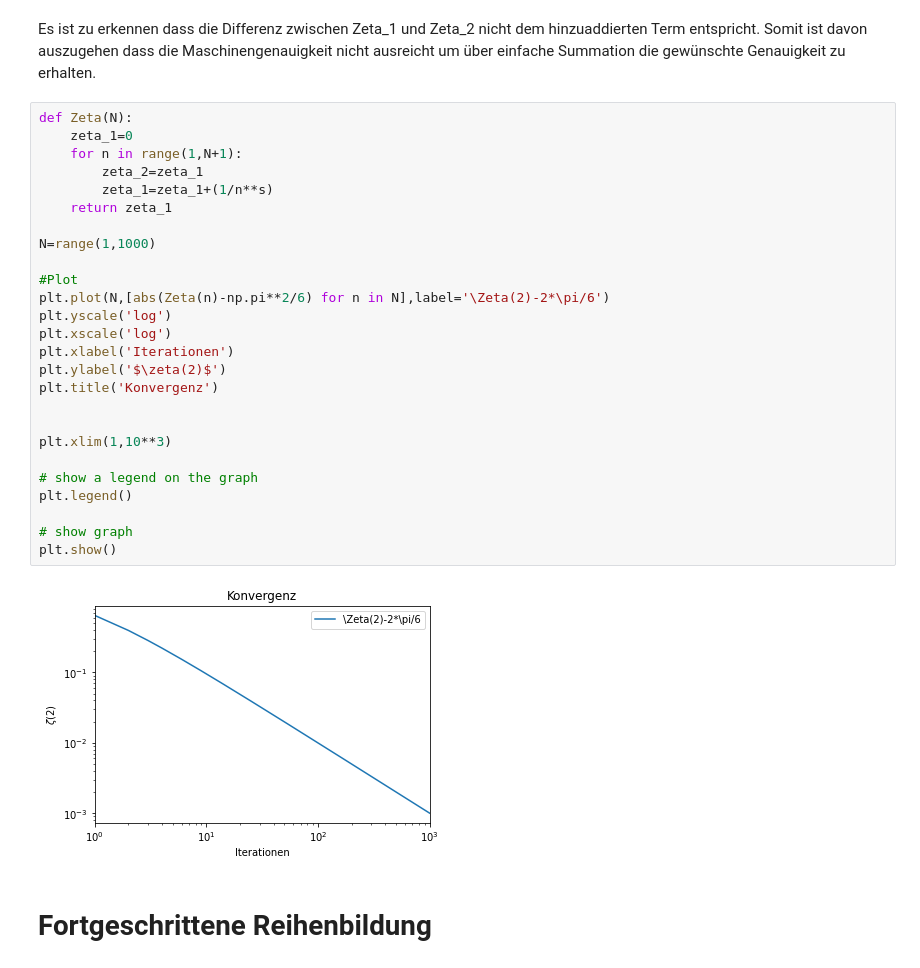
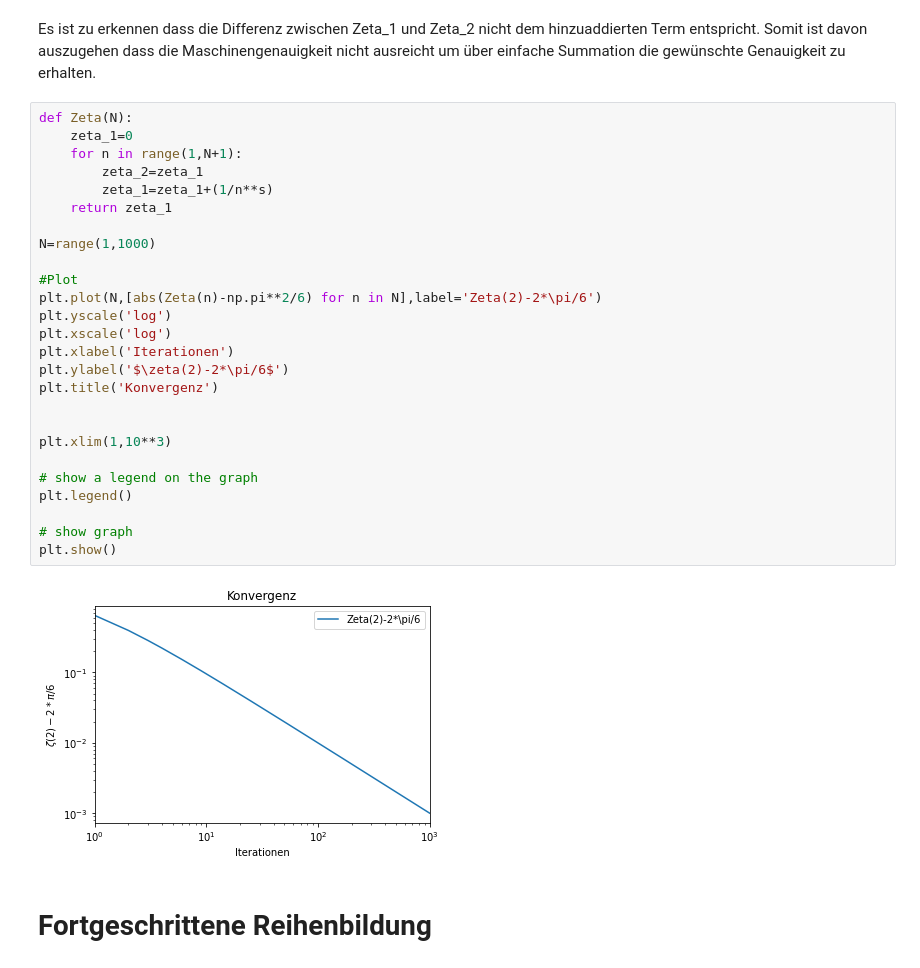
Before and after one commit to PuppetM4st8R/CP_Blatt_1, a Jupyter notebook: physik441_Blatt1_Lotz_Hübbel.ipynb, the cells around one changed output. Saved outputs shown, nothing was run; the diff lists cells and outputs as text.

```diff
--- a/physik441_Blatt1_Lotz_Hübbel.ipynb
+++ b/physik441_Blatt1_Lotz_Hübbel.ipynb
@@ -42,31 +42,31 @@ Es ist zu erkennen dass die Differenz zwischen Zeta_1 und Zeta_2 nicht dem hinzu
 # %%
 def Zeta(N):
     zeta_1=0
     for n in range(1,N+1):
         zeta_2=zeta_1
         zeta_1=zeta_1+(1/n**s)
     return zeta_1
 
 N=range(1,1000)
 
 #Plot
-plt.plot(N,[abs(Zeta(n)-np.pi**2/6) for n in N],label='\Zeta(2)-2*\pi/6')
+plt.plot(N,[abs(Zeta(n)-np.pi**2/6) for n in N],label='Zeta(2)-2*\pi/6')
 plt.yscale('log')
 plt.xscale('log')
 plt.xlabel('Iterationen')
-plt.ylabel('$\zeta(2)$')
+plt.ylabel('$\zeta(2)-2*\pi/6$')
 plt.title('Konvergenz')
 
 
 plt.xlim(1,10**3)
 
 # show a legend on the graph
 plt.legend()
 
 # show graph
 plt.show()
 # %% [output]
-[figure, old version]
+[figure, new version]
 # %% [markdown]
 # Fortgeschrittene Reihenbildung
 # %%
```
Also changed, not shown: parts of 1 cell of this notebook.
